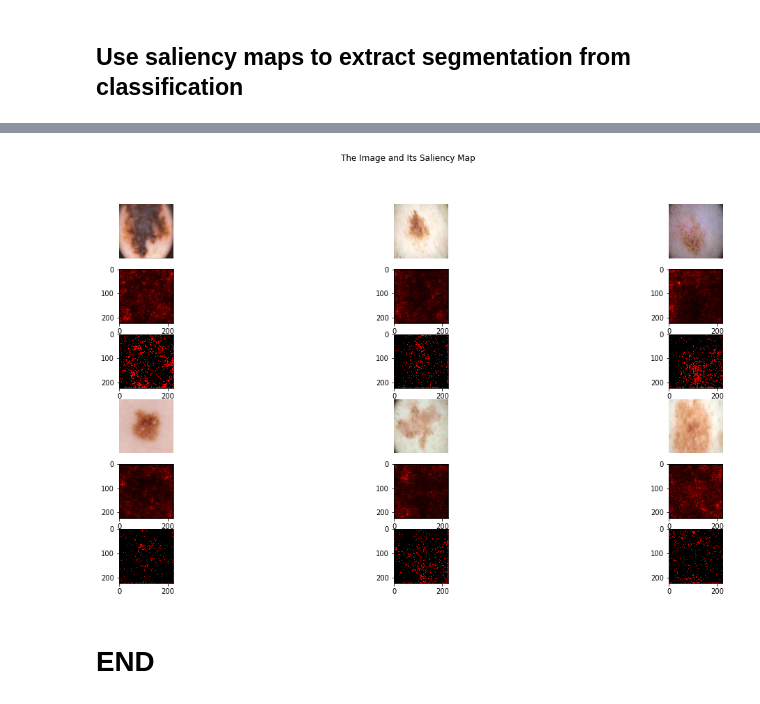
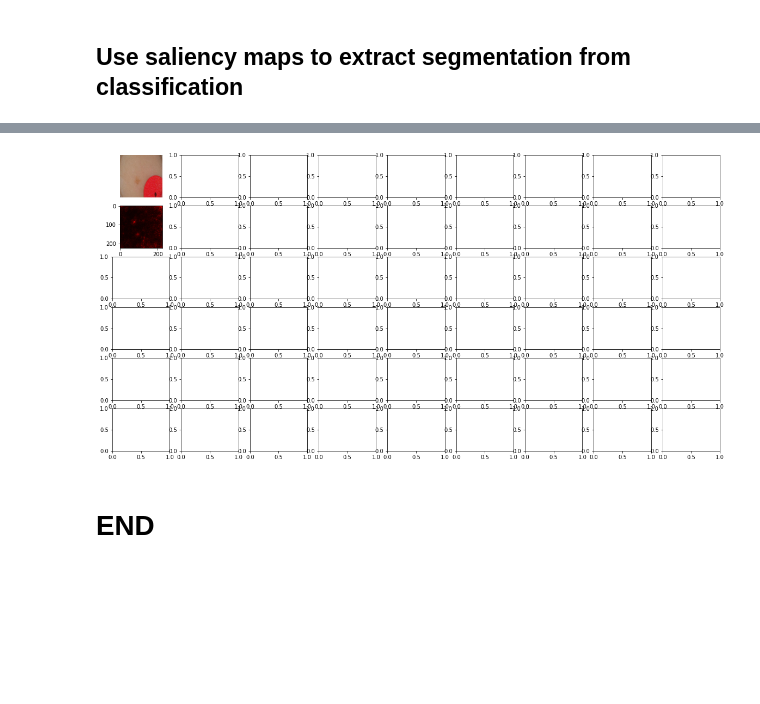
Before and after one commit to nikarav/Deep-Learning-In-Computer-Vision, a Jupyter notebook: Project3/part4.ipynb, the cells around one changed output, grey strips where cells are left out. Drawn from its saved outputs; the diff is of its cells as text; code cells hidden in the pictures; blank space fills up the shorter version.

```diff
--- a/Project3/part4.ipynb
+++ b/Project3/part4.ipynb
@@ -828,9 +829,11 @@ class ISIC_background(torch.utils.data.Dataset):
         else:
             self.type = "test"
         self.transform = transform
-        # image_paths = os.listdir(os.path.join(data_path, 'train_allstyles', 'Images'))
-        image_paths = os.listdir(os.path.join(data_path, 'train_style1', 'Images'))
+        image_paths = os.listdir(os.path.join(data_path, 'train_allstyles', 'Images'))
+        # print(len(image_paths))
+        # image_paths = os.listdir(os.path.join(data_path, 'train_style1', 'Images'))
         background_paths = os.listdir(os.path.join(data_path, 'background'))
+        # print(len(background_paths))
         num_images = len(image_paths) + len(background_paths)
 
         if train:
@@ -930,5 +933,5 @@ val_loader = DataLoader(valset, batch_size=batch_size, shuffle=True, num_workers
 
 testset = ISIC_background(test=True, transform=test_transform)
 print("# of test images:", len(testset))
-test_loader = DataLoader(testset, batch_size=batch_size, shuffle=False, num_workers=3)
+test_loader = DataLoader(testset, batch_size=32, shuffle=True, num_workers=3)
 # %% [output]
@@ -1017,14 +1040,15 @@ trans = transforms.Compose([transforms.Resize(224),
                             ])
 # %%
 # transfer model to gpu
-resnet_152 = resnet_152.to(device)
+model = model.to(device)
 
 # add loss function
 criterion = nn.CrossEntropyLoss()
 
 # Observe that all only the final layer parameters are being optimized
-optimizer_ft = torch.optim.Adam(resnet_152.fc.parameters(), lr=0.001)
+# optimizer_ft = torch.optim.Adam(model.fc.parameters(), lr=0.001)
+optimizer_ft = torch.optim.Adam(model.classifier[6].parameters(), lr=0.001)
 # %%
-train(resnet_152, optim.Adam(resnet_152.parameters()), criterion, 20, train_loader, val_loader)
+train(model, optim.Adam(model.parameters()), criterion, 20, train_loader, val_loader)
 # %% [output]
 * Epoch 1/20
@@ -1140,46 +1174,65 @@ plt.show()
 # %%
-num_images = 6
+num_images = 18
 for i, (inputs, labels) in enumerate(test_loader):
     inputs = inputs.to(device)
     labels = labels.to(device)
 
-    outputs = resnet_152(inputs)
-    _, preds = torch.max(outputs, 1)
-
-    fig, axs = plt.subplots(6,3, figsize=(20,10))
+    fig, axs = plt.subplots(6,9, figsize=(20,10))
     c = 0
-    # plot 6 images in a grid 2x3
+    n = 50
+    # plot 19 images in a grid 2x9
     for j in [0, 3]:
-        for k in range(3):
+        for k in range(9):
             # get the next image
             img = inputs.data[c]
-            # Reshape the image (because the model use
-            # 4-dimensional tensor (batch_size, channel, width, height))
-            img = img.reshape(1, 3, 224, 224)
-            # Set the device for the image
-            img = img.to(device)
-            # Set the requires_grad_ to the image for retrieving gradients
-            img.requires_grad_()
+            minpix = np.min(img.cpu().numpy())
+            maxpix = np.max(img.cpu().numpy())
+            print(f"max - min: {maxpix - minpix}")
+            # noise sample
+            s = 0.05
+            print(f"spread: {s} , σ of noise: {s*(maxpix-minpix)}")
+            saliency_mean = torch.empty((224, 224)).to(device)
 
-            # Retrieve output from the image
-            output = resnet_152(img)
+            # we want the mean over 10 saliency maps of noisy images
+            for _ in range(n):
+                noise = np.random.normal(0, s*(maxpix-minpix), img.shape).astype("f")
+                noise = torch.tensor(noise).to(device)
+                img_noise = img.add(noise)
 
-            # Catch the output
-            output_idx = output.argmax()
-            output_max = output[0, output_idx]
+                # Reshape the image (because the model use
+                # 4-dimensional tensor (batch_size, channel, width, height))
+                img_noise = img_noise.reshape(1, 3, 224, 224)
+                # Set the device for the image
+                img_noise = img_noise.to(device)
+                # Set the requires_grad_ to the image for retrieving gradients
+                img_noise.requires_grad_()
 
-            # Do backpropagation to get the derivative of the output based on the image
-            output_max.backward()
+                # Retrieve output from the image
+                output = model(img_noise)
 
-            # Retireve the saliency map and also pick the maximum value from channels on each pixel.
-            # In this case, we look at dim=1. Recall the shape (batch_size, channel, width, height)
-            saliency, _ = torch.max(img.grad.data.abs(), dim=1)
-            saliency = saliency.reshape(224, 224)
+                # Catch the output
+                output_idx = output.argmax()
+                output_max = output[0, output_idx]
+
+                # Do backpropagation to get the derivative of the output based on the image
+                output_max.backward()
+
+                # Retireve the saliency map and also pick the maximum value from channels on each pixel.
+                # In this case, we look at dim=1. Recall the shape (batch_size, channel, width, height)
+                saliency, _ = torch.max(img_noise.grad.data.abs(), dim=1)
+                saliency = saliency.reshape(224, 224)
+                saliency_mean += saliency
+
+            # mean saliency
+            saliency_mean = saliency_mean/n
 
             # try to make the saliency map more extreme
-            saliency_copy = copy.deepcopy(saliency)
+            saliency_copy = copy.deepcopy(saliency_mean)
             saliency_copy = torch.sigmoid(saliency_copy)
-            saliency_copy = torch.where(saliency_copy>0.51, 1, 0)
+            # low value in saliency => black
+            # high value in saliency => red (segmented region)
+            saliency_copy = torch.where(saliency_copy>0.513, 1, 0)
+
             # define the colors
             cmap = mpl.colors.ListedColormap(['r', 'k'])
             # create a normalize object the describes the limits of
@@ -1215,3 +1278,3 @@ plt.show()
-[figure, old version]
+[figure, new version]
 # %% [markdown]
 # END
```
Also changed, not shown: parts of 12 cells of this notebook.
